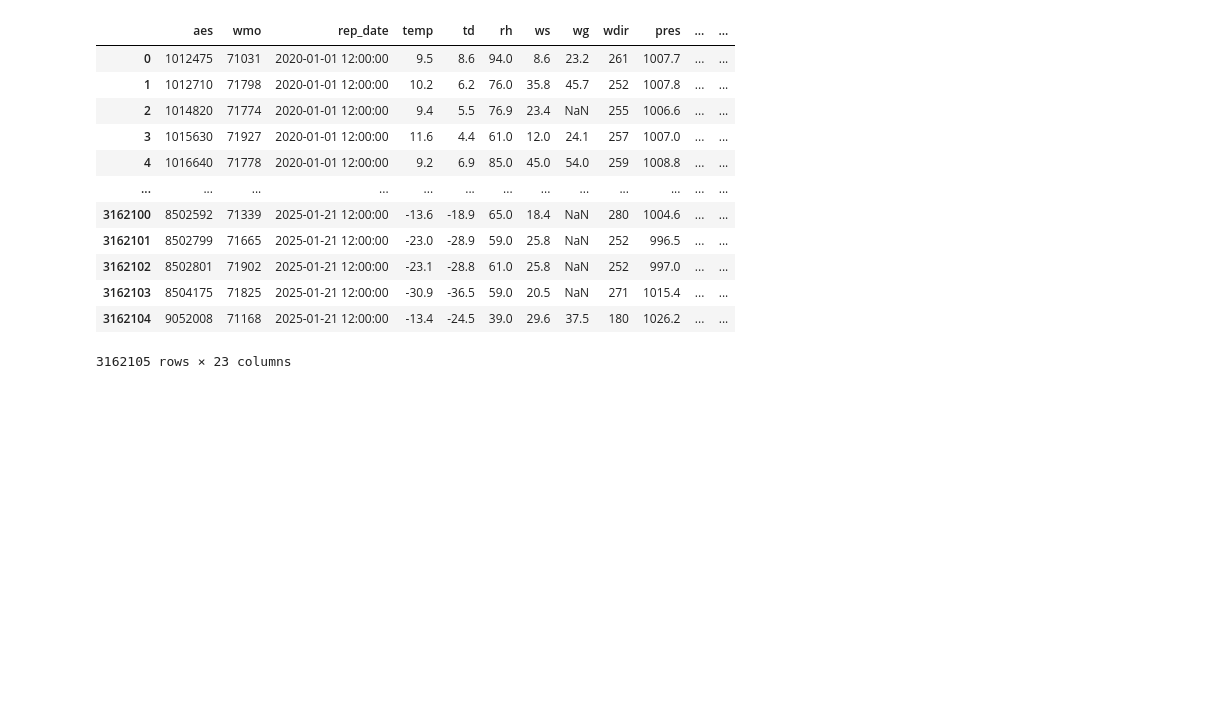
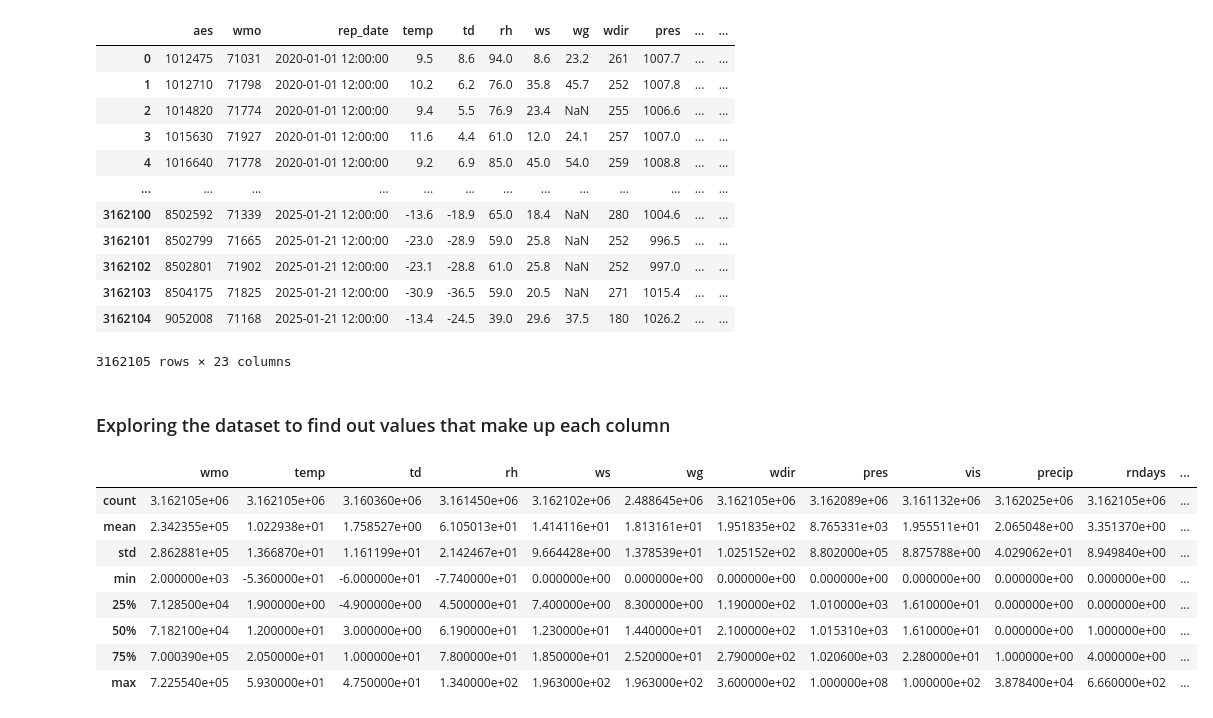
Before and after one commit to Mussab157/Wildfire-Prediction-Classification, a Jupyter notebook: notebooks/01_eda.ipynb, the cells around one changed output. Drawn from its saved outputs; the diff is of its cells as text; code cells hidden in the pictures; blank space fills up the shorter version.

```diff
--- a/notebooks/01_eda.ipynb
+++ b/notebooks/01_eda.ipynb
@@ -56,3 +56,17 @@ dataset
 | 3162103 | 8504175 | 71825 | 2025-01-21 12:00:00 | -30.9 | -36.5 | 59.0 | 20.5 | NaN | 271 | 1015.4 | ... | ... |
 | 3162104 | 9052008 | 71168 | 2025-01-21 12:00:00 | -13.4 | -24.5 | 39.0 | 29.6 | 37.5 | 180 | 1026.2 | ... | ... |
 3162105 rows × 23 columns
+# %% [markdown]
+### Exploring the dataset to find out values that make up each column
+# %%
+dataset.describe()
+# %% [output]
+|  | wmo | temp | td | rh | ws | wg | wdir | pres | vis | precip | rndays | ... |
+| count | 3.162105e+06 | 3.162105e+06 | 3.160360e+06 | 3.161450e+06 | 3.162102e+06 | 2.488645e+06 | 3.162105e+06 | 3.162089e+06 | 3.161132e+06 | 3.162025e+06 | 3.162105e+06 | ... |
+| mean | 2.342355e+05 | 1.022938e+01 | 1.758527e+00 | 6.105013e+01 | 1.414116e+01 | 1.813161e+01 | 1.951835e+02 | 8.765331e+03 | 1.955511e+01 | 2.065048e+00 | 3.351370e+00 | ... |
+| std | 2.862881e+05 | 1.366870e+01 | 1.161199e+01 | 2.142467e+01 | 9.664428e+00 | 1.378539e+01 | 1.025152e+02 | 8.802000e+05 | 8.875788e+00 | 4.029062e+01 | 8.949840e+00 | ... |
+| min | 2.000000e+03 | -5.360000e+01 | -6.000000e+01 | -7.740000e+01 | 0.000000e+00 | 0.000000e+00 | 0.000000e+00 | 0.000000e+00 | 0.000000e+00 | 0.000000e+00 | 0.000000e+00 | ... |
+| 25% | 7.128500e+04 | 1.900000e+00 | -4.900000e+00 | 4.500000e+01 | 7.400000e+00 | 8.300000e+00 | 1.190000e+02 | 1.010000e+03 | 1.610000e+01 | 0.000000e+00 | 0.000000e+00 | ... |
+| 50% | 7.182100e+04 | 1.200000e+01 | 3.000000e+00 | 6.190000e+01 | 1.230000e+01 | 1.440000e+01 | 2.100000e+02 | 1.015310e+03 | 1.610000e+01 | 0.000000e+00 | 1.000000e+00 | ... |
+| 75% | 7.000390e+05 | 2.050000e+01 | 1.000000e+01 | 7.800000e+01 | 1.850000e+01 | 2.520000e+01 | 2.790000e+02 | 1.020600e+03 | 2.280000e+01 | 1.000000e+00 | 4.000000e+00 | ... |
+| max | 7.225540e+05 | 5.930000e+01 | 4.750000e+01 | 1.340000e+02 | 1.963000e+02 | 1.963000e+02 | 3.600000e+02 | 1.000000e+08 | 1.000000e+02 | 3.878400e+04 | 6.660000e+02 | ... |
```
Also changed, not shown: parts of 12 cells of this notebook.
